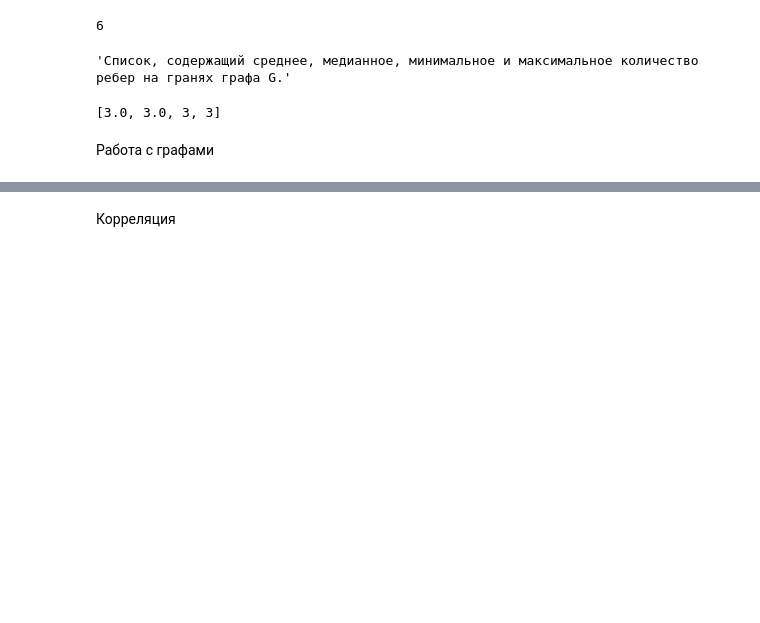
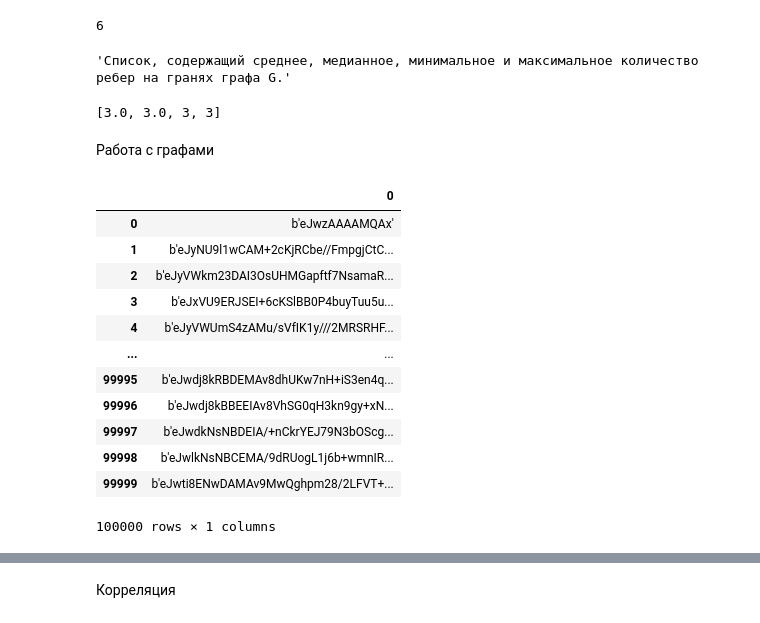
Before and after one commit to Fel1-of/wise-task-research, a Jupyter notebook: main.ipynb, the cells around one changed output, grey strips where cells are left out. Drawn from its saved outputs; the diff is of its cells as text; code cells hidden in the pictures; blank space fills up the shorter version.

```diff
--- a/main.ipynb
+++ b/main.ipynb
@@ -618,3 +668,20 @@ for i in tqdm(range(100000)):
 #fp.close()
 # %%
 graphs.drop_duplicates().to_csv('data.csv', index=False, header=False)
+# %%
+graphs = pd.read_csv("data.csv", header=None, dtype=bytes)
+graphs
+# %% [output]
+|  | 0 |
+| 0 | b'eJwzAAAAMQAx' |
+| 1 | b'eJyNU9l1wCAM+2cKjRCbe//FmpgjCtC... |
+| 2 | b'eJyVWkm23DAI3OsUHMGapftf7NsamaR... |
+| 3 | b'eJxVU9ERJSEI+6cKSlBB0P4buyTuu5u... |
+| 4 | b'eJyVWUmS4zAMu/sVfIK1y///2MRSRHF... |
+| ... | ... |
+| 99995 | b'eJwdj8kRBDEMAv8dhUKw7nH+iS3en4q... |
+| 99996 | b'eJwdj8kBBEEIAv8VhSG0qH3kn9gy+xN... |
+| 99997 | b'eJwdkNsNBDEIA/+nCkrYEJ79N3bOScg... |
+| 99998 | b'eJwlkNsNBCEMA/9dRUogL1j6b+wmnIR... |
+| 99999 | b'eJwti8ENwDAMAv9MwQghpm28/2LFVT+... |
+100000 rows × 1 columns
```
Also changed, not shown: parts of 19 cells of this notebook, 1 other file.
